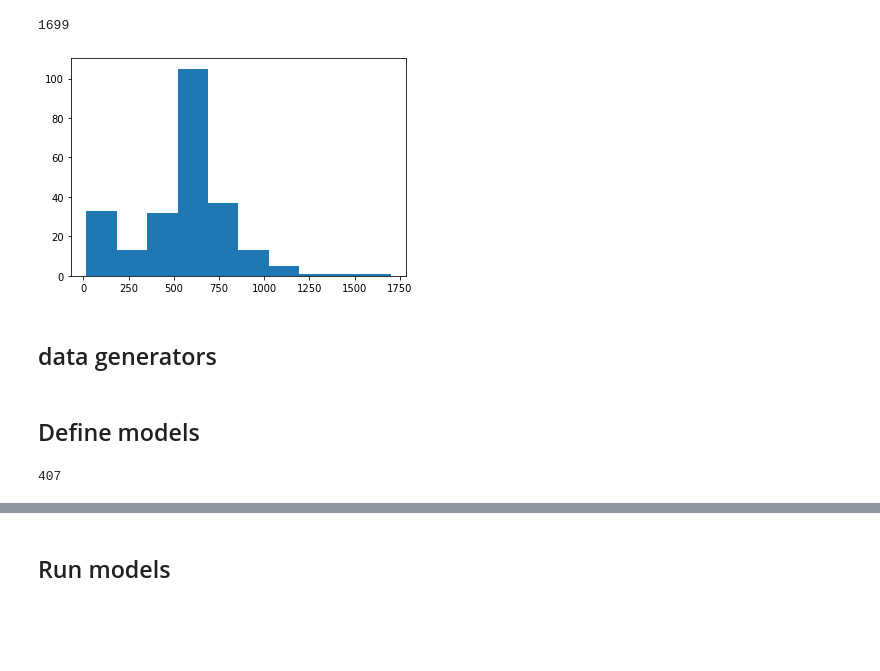
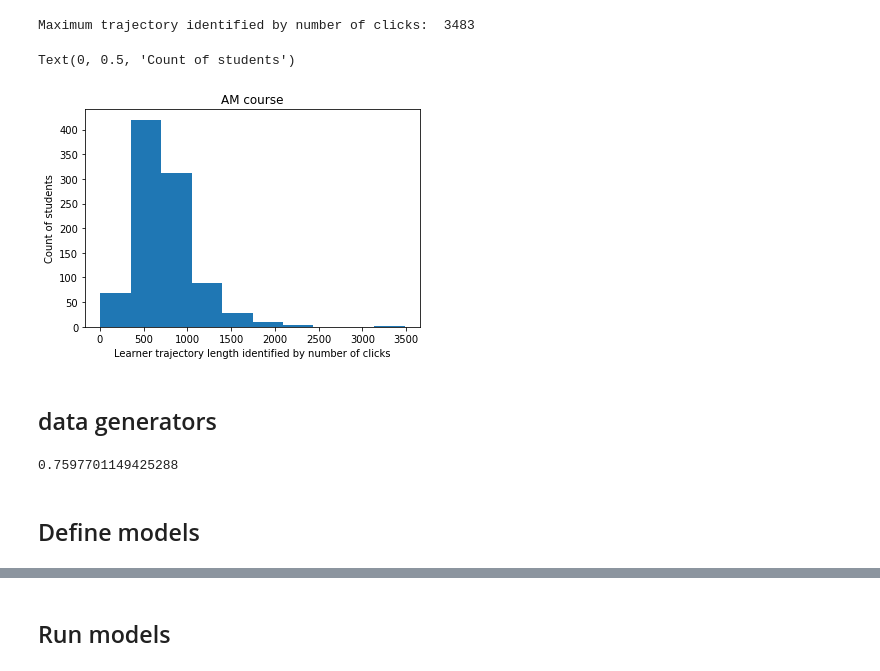
Before and after one commit to cns-iu/edx-learnerpathway-modeling, a Jupyter notebook: learning_pathways.ipynb, the cells around one changed output, grey strips where cells are left out. Saved outputs shown, nothing was run; the diff lists cells and outputs as text; code cells hidden in the pictures; blank space fills up the shorter version.

```diff
--- a/learning_pathways.ipynb
+++ b/learning_pathways.ipynb
@@ -13,5 +17,7 @@ from functools import partial, reduce
 # %%
-trajectories = load_trajectories('data/MITxPRO+LASERxB1+1T2019/LaaL')
-id_and_performance = pd.read_csv('data/MITxPRO+LASERxB1+1T2019/MITxPRO-LASERxB1-1T2019-auth_user-students.csv')
+trajectories, status = load_trajectories('data/MITxPRO+AMxB+1T2018/edges', 'data/MITxPRO+AMxB+1T2018/MITxPRO-AMxB-1T2018-auth_user-students.csv')
+#trajectories = load_trajectories('data/MITxPRO+LASERxB1+1T2019/LaaL')
+#id_and_performance = pd.read_csv('data/MITxPRO-AMxB-1T2018/MITxPRO-AMxB-1T2018-auth_user-students.csv')
 #id_and_performance = pd.read_csv('data/MITxPRO+AMxB+1T2018/MITxPRO-AMxB-1T2018-auth_user-students.csv')
-trajectories.iloc[0]
+#id_and_performance.iloc[0]
+#id_and_performance
@@ -41,31 +25,33 @@ trajectories.iloc[0]
 # AM_modules = pd.read_csv('data/MITxPRO+AMxB+1T2018/MITxPRO+AMxB+1T2018-modules.txt', sep='\t', encoding='utf-16')
-# %%
-traj_lengths = trajectories.map(len).values
-plt.hist(traj_lengths)
-max(traj_lengths)
-# %% [output]
-1699
-[figure, removed]
+# %%
+traj_lengths = trajectories.map(len).values
+plt.hist(traj_lengths)
+print("Maximum trajectory identified by number of clicks: ", max(traj_lengths))
+plt.title('AM course')
+plt.xlabel('Learner trajectory length identified by number of clicks')
+plt.ylabel('Count of students')
+# %% [output]
+Maximum trajectory identified by number of clicks:  3483
+Text(0, 0.5, 'Count of students')
+[figure, added]
 # %% [markdown]
 ## data generators
 # %%
+index = np.arange(len(trajectories))
+np.random.seed(9)
+np.random.shuffle(index)
+
 incoming_traj = []
 outgoing_traj = []
 
 # this split assumes that we don't need to rebalance for unequal category weights
 n_valid = int(2*np.sqrt(len(trajectories)))
 n_train = len(trajectories) - n_valid
+success_rate = status[index[:n_train]].sum() / n_train
 
 for traj in trajectories.values:
     incoming_traj.append(np.array(traj[:-1]).reshape(1,-1))
     outgoing_traj.append(np.array(traj[1:]).reshape(-1,1))
-
-index = np.arange(len(trajectories))
-np.random.seed(9)
-np.random.shuffle(index)
-
-#add data for pass/fail to status
-status = np.where(id_and_performance['certGrp']=='Certified (< 70% Grade)', 1, 0)
 
 def data_generator(start, stop, use_status):
      while True:
@@ -82,16 +68,18 @@ train_generator_simp = partial(data_generator, 0, n_train, False)
 valid_generator_simp = partial(data_generator, n_train, n_train+n_valid, False)
 train_generator_cond = partial(data_generator, 0, n_train, True)
 valid_generator_cond = partial(data_generator, n_train, n_train+n_valid, True)
+success_rate
+# %% [output]
+0.7597701149425288
 # %% [markdown]
 ## Define models
 # %%
 hidden_dim = 30
 embedding_dim = 30
 # turning trajectories into sets of URLs
-number_of_URL = len(reduce(set.union, [set(traj) for traj in trajectories]))
-optimizer = Adam(learning_rate=0.0001)
+optimizer = Adam(learning_rate=0.001)
+number_of_URL = max(trajectories.sum()) + 1
+#number_of_URL = 1121
-# %% [output]
-407
 # %%
 input_ = Input(shape=(None,), name='history')
 embed = Embedding(number_of_URL, embedding_dim, name='URL_embedding')(input_)
```
Also changed, not shown: parts of 17 cells of this notebook, 26 other files.
